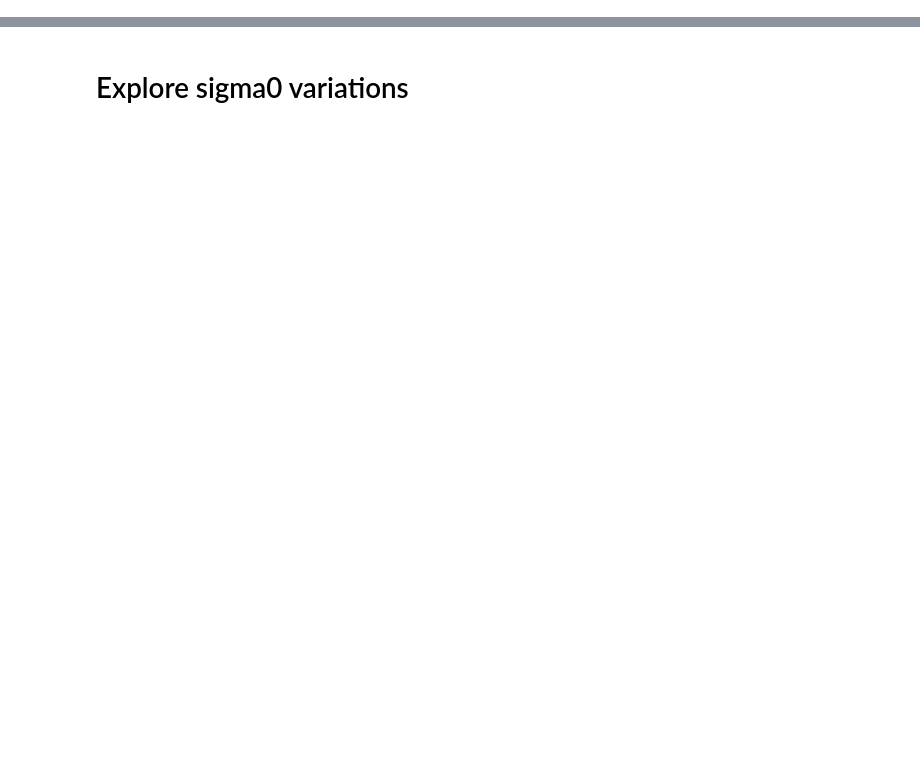
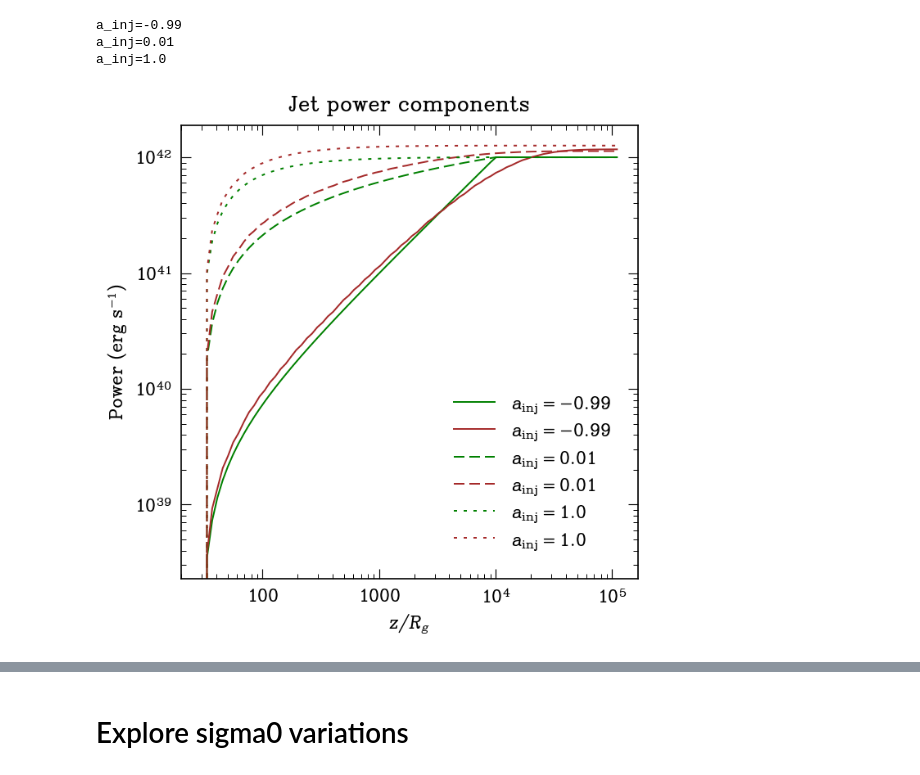
Before and after one commit to santimda/ExtendedJet, a Jupyter notebook: Code/explore_parameters.ipynb, the cells around one changed output, grey strips where cells are left out. Drawn from its saved outputs; the diff is of its cells as text; code cells hidden in the pictures; blank space fills up the shorter version.

```diff
--- a/Code/explore_parameters.ipynb
+++ b/Code/explore_parameters.ipynb
@@ -97,0 +112,39 @@ E = np.geomspace(E_min, E_max, n_points)
+# %%
+# Make a list with the values of zmax
+a_injs = [-0.99, 0.01, 1.0] # Different injection indices
+
+# Calculate the SED for each zmax value (fixing default parameters)
+POWERS = []
+for a_inj in a_injs:
+    print(f'{a_inj=}')
+    POWER = model_power(z, sigma0_def, zmax_def, Lj_def, a_inj)
+    time.sleep(1)
+    POWERS.append(POWER)
+
+fig, ax = plt.subplots()
+for i, a_inj in enumerate(a_injs):
+    L_B = POWERS[i][0]
+    L_kin = POWERS[i][1]
+    L_e = POWERS[i][2]
+    L_e_2 = POWERS[i][3]
+    L_sy_ = POWERS[i][4]
+    L_sy_2 = POWERS[i][5]
+    #ax.plot(z/R_g, L_B, label=fr'$L_{{B}}, a_{{\rm inj}}={a_inj}$' if i==0 else "", color='blue', linestyle=['-', '--', ':'][i])
+    #ax.plot(z/R_g, L_kin, label=fr'$L_{{\rm kin}}, a_{{\rm inj}}={a_inj}$' if i==0 else "", color='red', linestyle=['-', '--', ':'][i])
+    ax.plot(z/R_g, L_e, label=fr'$a_{{\rm inj}}={a_inj}$', color='green', linestyle=['-', '--', ':'][i])
+    #ax.plot(z/R_g, L_e_2, label=fr'$a_{{\rm inj}}={a_inj}$', color='orange', linestyle=['-', '--', ':'][i])
+    #ax.plot(z/R_g, L_sy_, label=fr'$a_{{\rm inj}}={a_inj}$', color='purple', linestyle=['-', '--', ':'][i])
+    ax.plot(z/R_g, L_sy_2, label=fr'$a_{{\rm inj}}={a_inj}$', color='brown', linestyle=['-', '--', ':'][i])
+    #ax.plot(z/R_g, L_B+L_kin+L_e, label=fr'$a_{{\rm inj}}={a_inj}$')
+ax.set_xscale('log')
+ax.set_yscale('log')
+ax.set_xlabel(r'$z/R_g$')
+ax.set_ylabel(r'Power (erg s$^{-1}$)')
+ax.set_title('Jet power components')
+ax.legend()
+plt.show()
+# %% [output]
+a_inj=-0.99
+a_inj=0.01
+a_inj=1.0
+[figure, added]
```
Also changed, not shown: parts of 37 cells of this notebook, 12 other files.
